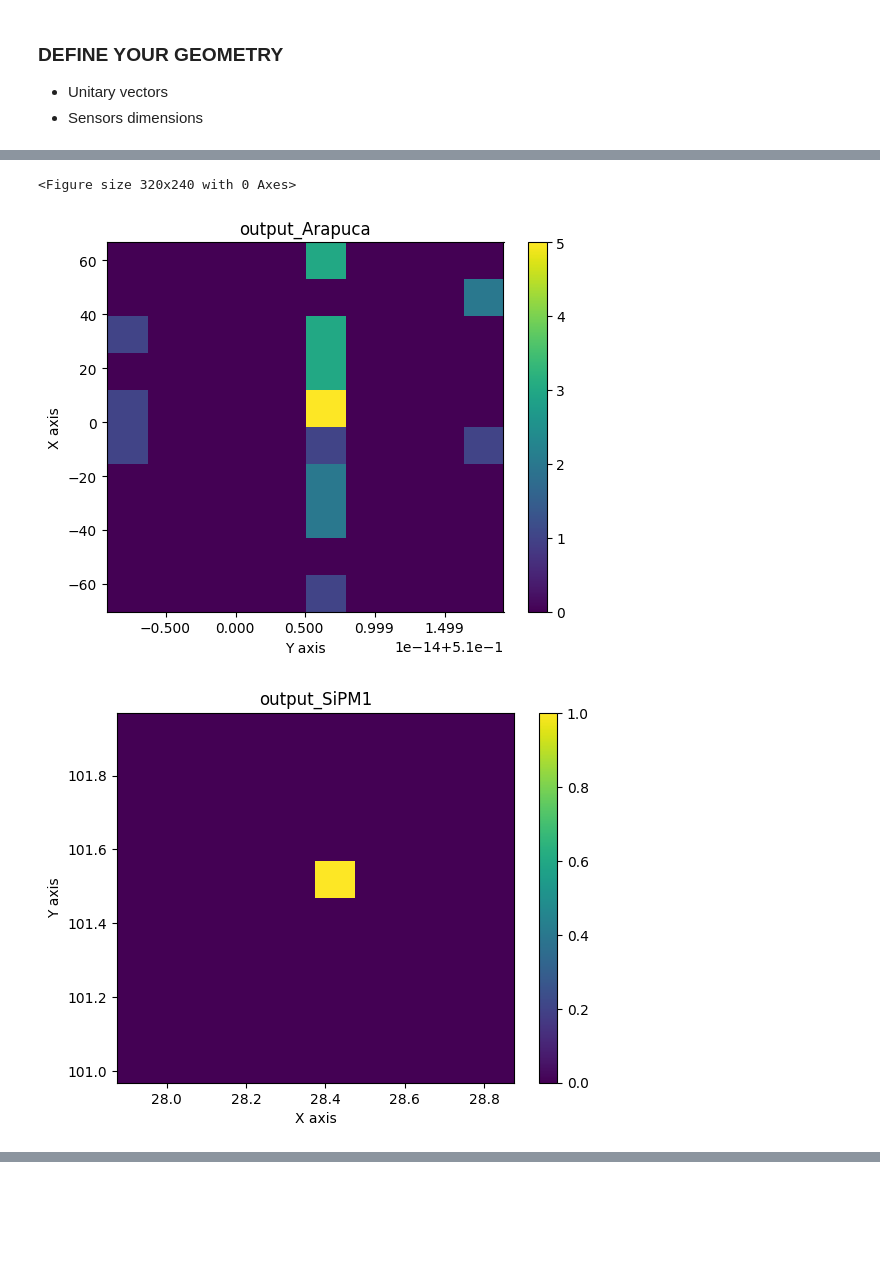
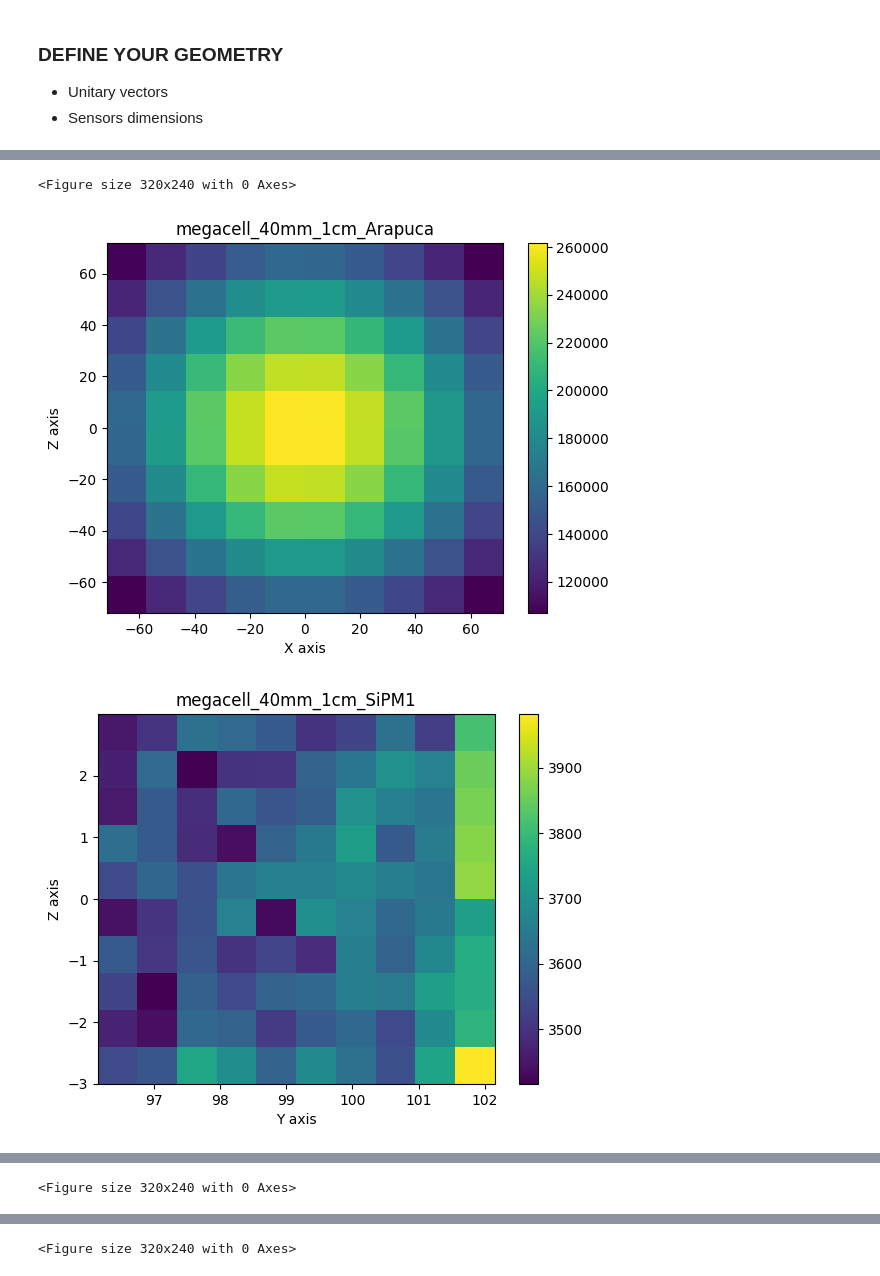
Before and after one commit to CIEMAT-Neutrino/CAJITA, a Jupyter notebook: analysis/Simulation_Output.ipynb, the cells around one changed output, grey strips where cells are left out. Cells and saved outputs as stored; diff of their text form; code cells hidden in the pictures; blank space fills up the shorter version.

```diff
--- a/analysis/Simulation_Output.ipynb
+++ b/analysis/Simulation_Output.ipynb
@@ -81,9 +89,11 @@ def plot_acumhits(my_data,dpi=50):
 ### Define your variables
 # %%
 folder    = "../data/"
+folder    = "/pc/choozdsk01/palomare/GEANT4/megacell_v2/"
 sensors   = ["Arapuca","SiPM1","SiPM2"]
-contenido = ["output.root"]
+contenido = ["megacell_40mm_1cm.root","megacell_45mm_1cm.root","megacell_50mm_1cm.root"]
 debug     = False
 # %%
+all_data = []
 for my_file in contenido:
-    my_data = extract_branches(folder=folder,root_file=my_file,sensors=sensors,debug=debug)
+    all_data.append(extract_branches(folder=folder,root_file=my_file,sensors=sensors,debug=debug))
@@ -113,7 +105,7 @@ for my_file in contenido:
 # Add unitary vectors
 sensors_info=dict(); #area and unitary vectors for each configuration file
 for sensor in sensors:
-    sensors_info[sensor]={};
+    sensors_info[sensor]={}
     for my_file in contenido:
         sensors_info[sensor][my_file]={}
         if (sensor=="Arapuca"): sensors_info[sensor][my_file]=np.array([ 0, 1, 0])
@@ -124,4 +116,6 @@ sensors_info["Arapuca"]["Area"] = 143.75*143.75 #mm**2
 sensors_info["SiPM1"]["Area"]   = 6*6           #mm**2
 sensors_info["SiPM2"]["Area"]   = 6*6           #mm**2
 
-my_data = compute_real_angles(my_data=my_data,sensors_info=sensors_info,debug=debug)
+
+for d,data in enumerate(all_data):
+    compute_real_angles(my_data=data,sensors_info=sensors_info,debug=debug)
@@ -132,3 +122,4 @@ list((sensors_info["Arapuca"]["output.root"]-1)*(-1))
 # %%
-fig_ang = plot_angular_distributions(my_data,dpi=100)
+for d,my_data in enumerate(all_data):
+    fig_ang = plot_angular_distributions(my_data,dpi=100)
 # %% [output]
@@ -136,6 +129,7 @@ fig_ang = plot_angular_distributions(my_data,dpi=100)
 # %%
-fig_ph = plot_photon_density(my_data,sensors_info,dpi=50)
+for d,my_data in enumerate(all_data):
+    fig_ph = plot_photon_density(my_data,sensors_info,dpi=50)
 # %% [output]
 <Figure size 320x240 with 0 Axes>
-[figure, old version]
+[figure, new version]
-[figure, old version]
+[figure, new version]
@@ -142,0 +137 @@ fig_ph = plot_photon_density(my_data,sensors_info,dpi=50)
+<Figure size 320x240 with 0 Axes>
@@ -142,0 +141 @@ fig_ph = plot_photon_density(my_data,sensors_info,dpi=50)
+<Figure size 320x240 with 0 Axes>
```
Also changed, not shown: parts of 7 cells of this notebook.
